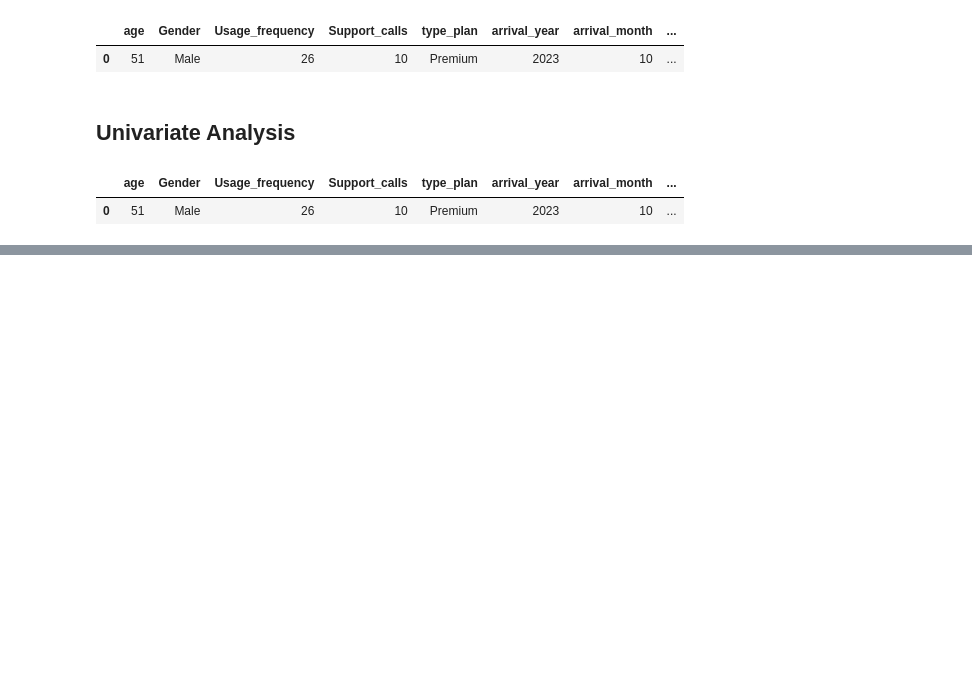
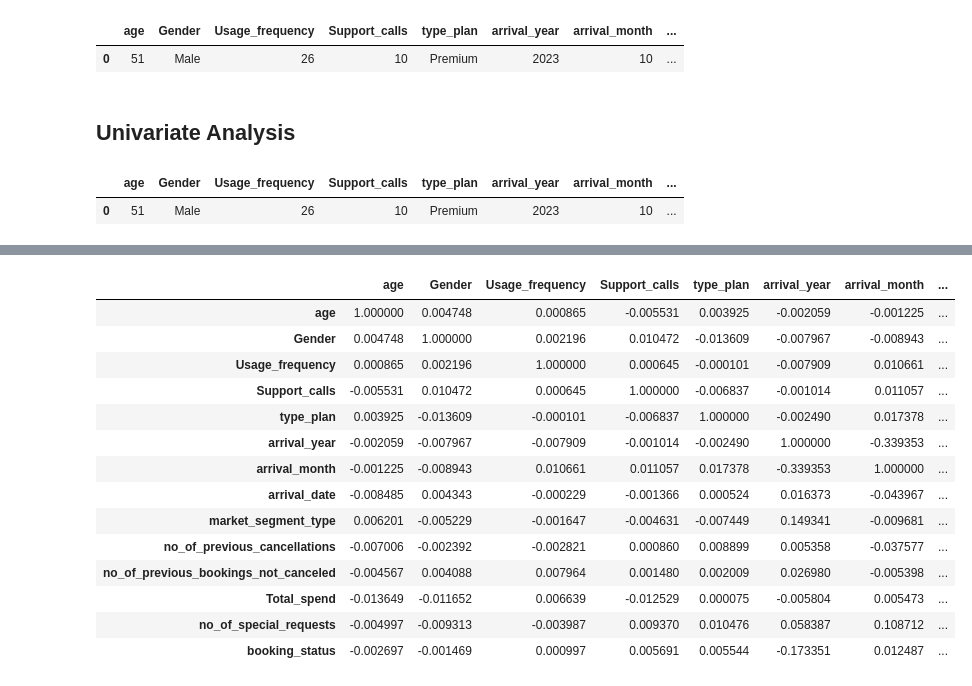
Before and after one commit to Singhpriyanshu2907/Cust_churn, a Jupyter notebook: notebooks/experiments.ipynb, the cells around one changed output, grey strips where cells are left out. Cells and saved outputs as stored; diff of their text form; code cells hidden in the pictures; blank space fills up the shorter version.

```diff
--- a/notebooks/experiments.ipynb
+++ b/notebooks/experiments.ipynb
@@ -81,0 +85,9 @@ df_copy.head(1)
+# %%
+label_encoder = LabelEncoder()
+
+mappings={}
+
+for col in cat_cols:
+    df[col] = label_encoder.fit_transform(df[col])
+
+    mappings[col] = {label:code for label,code in zip(label_encoder.classes_ , label_encoder.transform(label_encoder.classes_))}
@@ -81,0 +142,19 @@ df_copy.head(1)
+# %%
+corr = df.corr()
+corr
+# %% [output]
+|  | age | Gender | Usage_frequency | Support_calls | type_plan | arrival_year | arrival_month | ... |
+| age | 1.000000 | 0.004748 | 0.000865 | -0.005531 | 0.003925 | -0.002059 | -0.001225 | ... |
+| Gender | 0.004748 | 1.000000 | 0.002196 | 0.010472 | -0.013609 | -0.007967 | -0.008943 | ... |
+| Usage_frequency | 0.000865 | 0.002196 | 1.000000 | 0.000645 | -0.000101 | -0.007909 | 0.010661 | ... |
+| Support_calls | -0.005531 | 0.010472 | 0.000645 | 1.000000 | -0.006837 | -0.001014 | 0.011057 | ... |
+| type_plan | 0.003925 | -0.013609 | -0.000101 | -0.006837 | 1.000000 | -0.002490 | 0.017378 | ... |
+| arrival_year | -0.002059 | -0.007967 | -0.007909 | -0.001014 | -0.002490 | 1.000000 | -0.339353 | ... |
+| arrival_month | -0.001225 | -0.008943 | 0.010661 | 0.011057 | 0.017378 | -0.339353 | 1.000000 | ... |
+| arrival_date | -0.008485 | 0.004343 | -0.000229 | -0.001366 | 0.000524 | 0.016373 | -0.043967 | ... |
+| market_segment_type | 0.006201 | -0.005229 | -0.001647 | -0.004631 | -0.007449 | 0.149341 | -0.009681 | ... |
+| no_of_previous_cancellations | -0.007006 | -0.002392 | -0.002821 | 0.000860 | 0.008899 | 0.005358 | -0.037577 | ... |
+| no_of_previous_bookings_not_canceled | -0.004567 | 0.004088 | 0.007964 | 0.001480 | 0.002009 | 0.026980 | -0.005398 | ... |
+| Total_spend | -0.013649 | -0.011652 | 0.006639 | -0.012529 | 0.000075 | -0.005804 | 0.005473 | ... |
+| no_of_special_requests | -0.004997 | -0.009313 | -0.003987 | 0.009370 | 0.010476 | 0.058387 | 0.108712 | ... |
+| booking_status | -0.002697 | -0.001469 | 0.000997 | 0.005691 | 0.005544 | -0.173351 | 0.012487 | ... |
```
Also changed, not shown: parts of 7 cells of this notebook, 41 other files.
